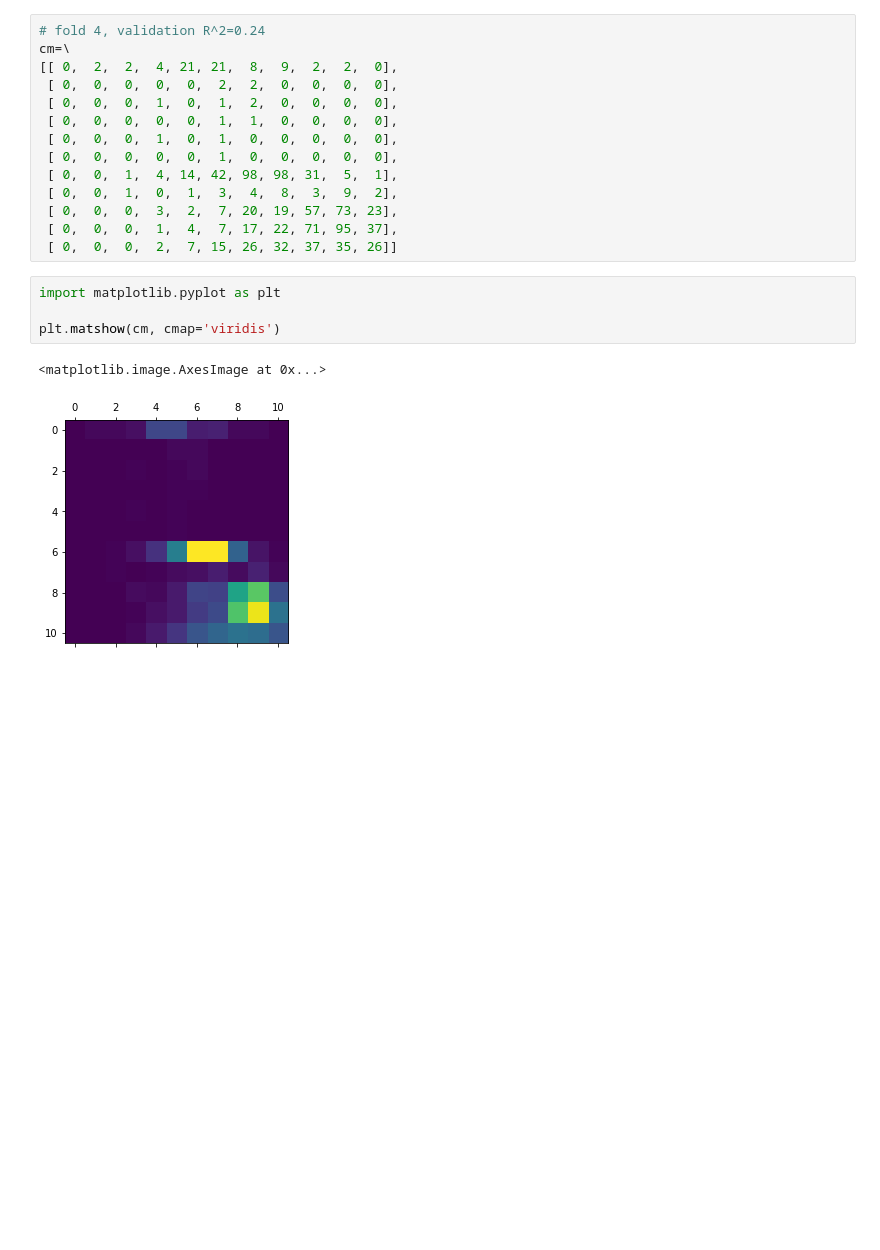
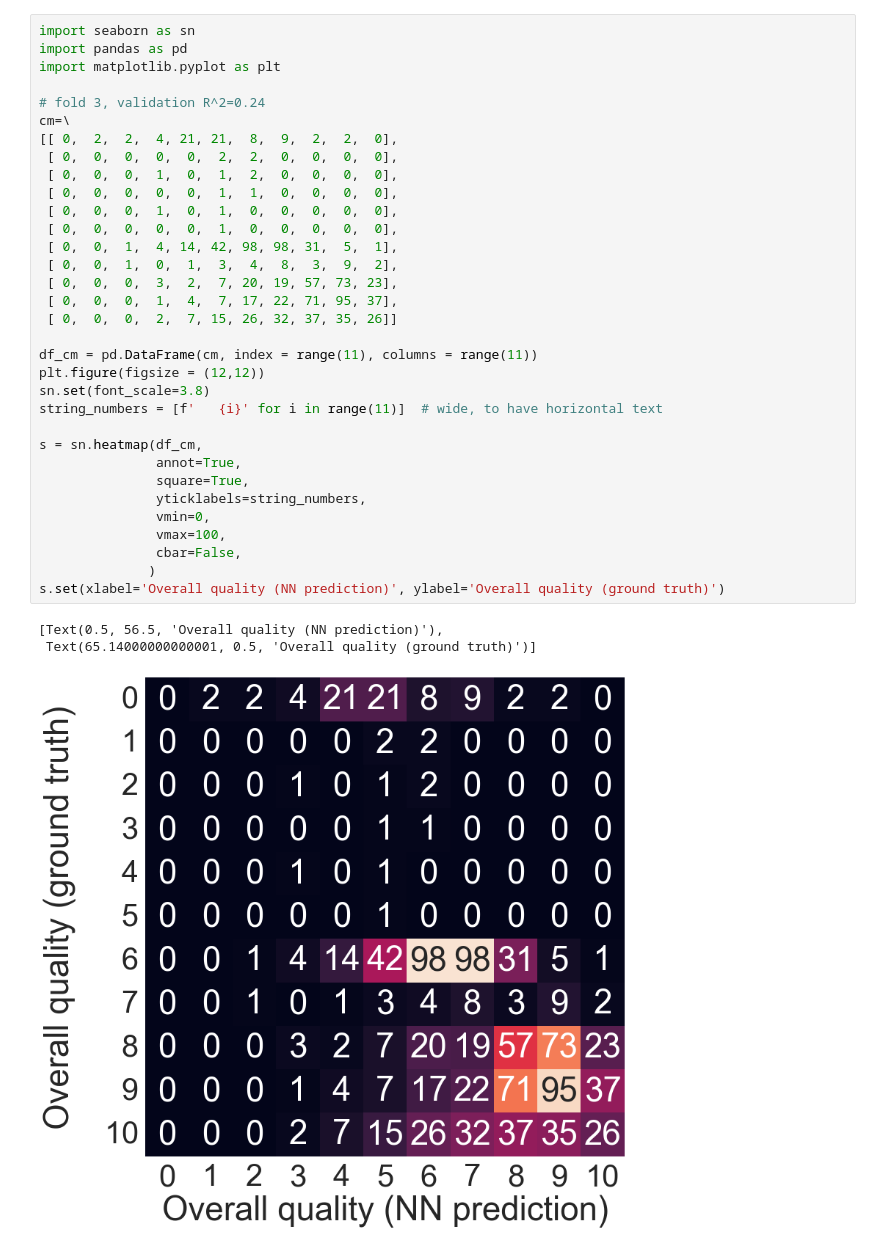
Before and after one commit to OpenImaging/MIDL2022ShortPaper, a Jupyter notebook: PlottingConfusionMatrix.ipynb, the cells around one changed output. Drawn from its saved outputs; the diff is of its cells as text; blank space fills up the shorter version.

Commit message:
Preparing an updated figure

```diff
--- a/PlottingConfusionMatrix.ipynb
+++ b/PlottingConfusionMatrix.ipynb
@@ -1,21 +1,37 @@
 # %%
-# fold 4, validation R^2=0.24
+import seaborn as sn
+import pandas as pd
+import matplotlib.pyplot as plt
+
+# fold 3, validation R^2=0.24
 cm=\
 [[ 0,  2,  2,  4, 21, 21,  8,  9,  2,  2,  0],
  [ 0,  0,  0,  0,  0,  2,  2,  0,  0,  0,  0],
  [ 0,  0,  0,  1,  0,  1,  2,  0,  0,  0,  0],
  [ 0,  0,  0,  0,  0,  1,  1,  0,  0,  0,  0],
  [ 0,  0,  0,  1,  0,  1,  0,  0,  0,  0,  0],
  [ 0,  0,  0,  0,  0,  1,  0,  0,  0,  0,  0],
  [ 0,  0,  1,  4, 14, 42, 98, 98, 31,  5,  1],
  [ 0,  0,  1,  0,  1,  3,  4,  8,  3,  9,  2],
  [ 0,  0,  0,  3,  2,  7, 20, 19, 57, 73, 23],
  [ 0,  0,  0,  1,  4,  7, 17, 22, 71, 95, 37],
  [ 0,  0,  0,  2,  7, 15, 26, 32, 37, 35, 26]]
+
+df_cm = pd.DataFrame(cm, index = range(11), columns = range(11))
+plt.figure(figsize = (12,12))
+sn.set(font_scale=3.8)
+string_numbers = [f'   {i}' for i in range(11)]  # wide, to have horizontal text
+
+s = sn.heatmap(df_cm,
+               annot=True,
+               square=True,
+               yticklabels=string_numbers,
+               vmin=0,
+               vmax=100,
+               cbar=False,
+              )
+s.set(xlabel='Overall quality (NN prediction)', ylabel='Overall quality (ground truth)')
+# %% [output]
+[Text(0.5, 56.5, 'Overall quality (NN prediction)'),
+ Text(65.14000000000001, 0.5, 'Overall quality (ground truth)')]
+[figure, added]
-# %%
-import matplotlib.pyplot as plt
-
-plt.matshow(cm, cmap='viridis')
-# %% [output]
-<matplotlib.image.AxesImage at 0x...>
-[figure, removed]
```
Also changed, not shown: parts of 1 cell of this notebook, 4 other files.
